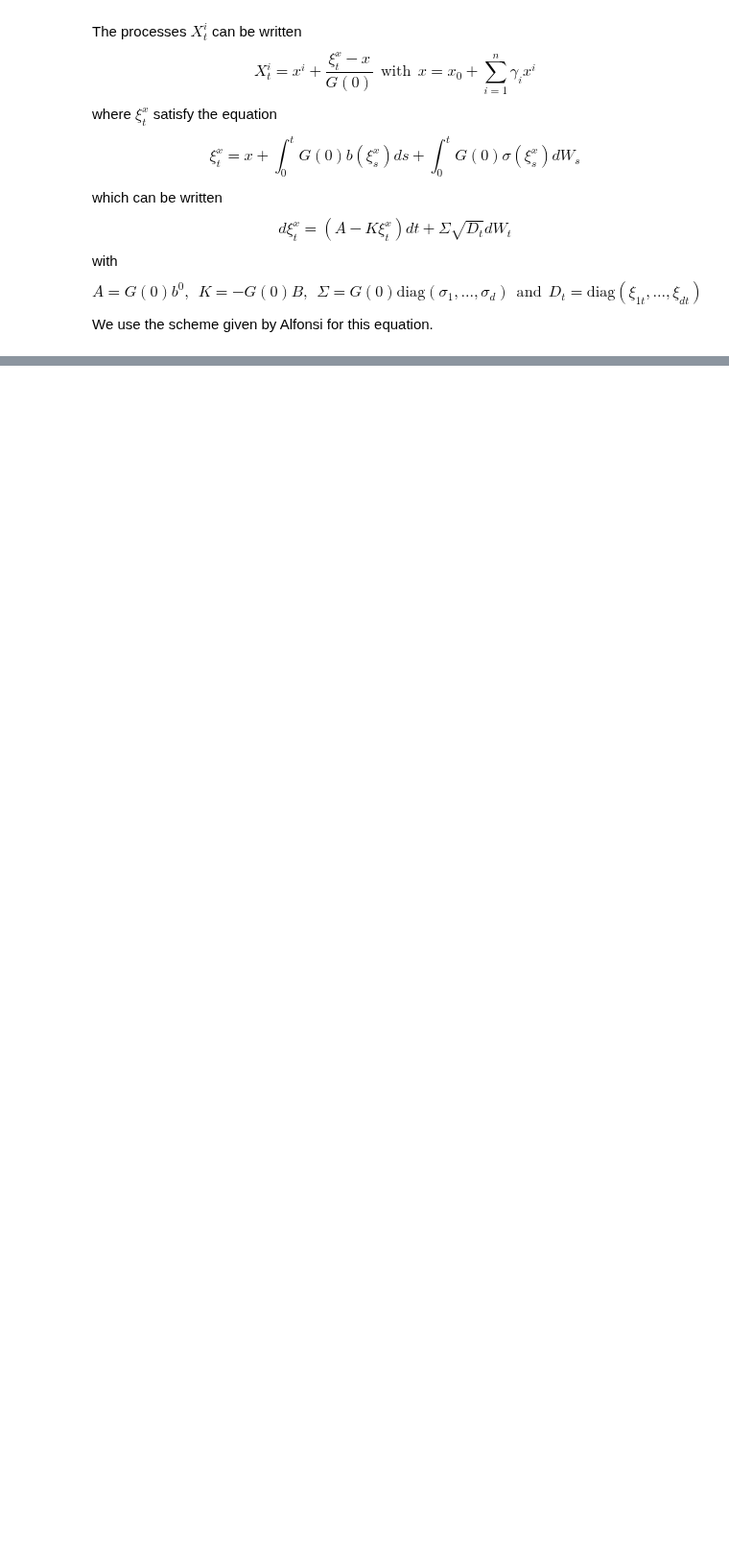
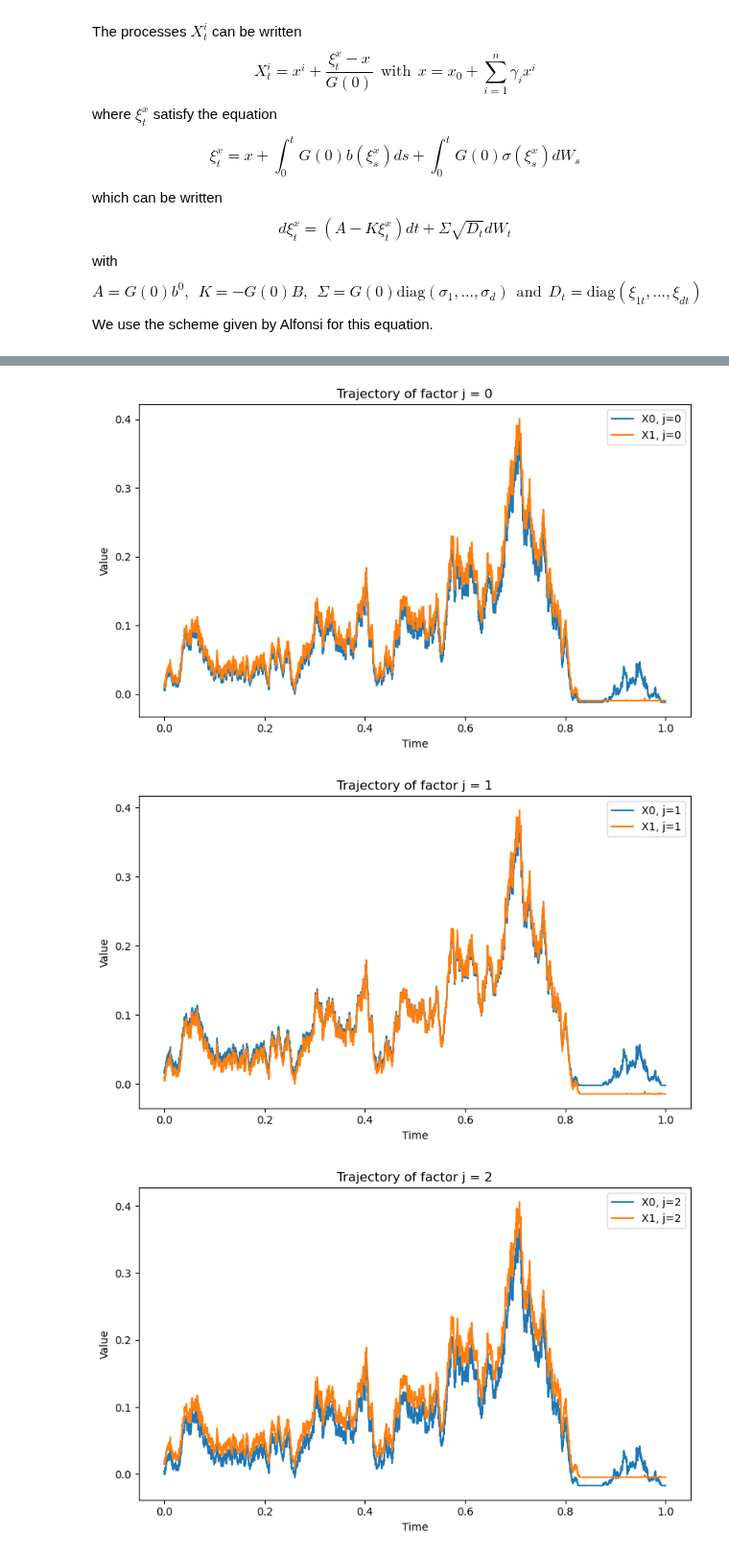
Before and after one commit to maxence2508/stage-cermics, a Jupyter notebook: dai-and-singleton-parametrization.ipynb, the cells around one changed output, grey strips where cells are left out. Shown at 96% size. Drawn from its saved outputs; the diff is of its cells as text; code cells hidden in the pictures; blank space fills up the shorter version.

```diff
--- a/dai-and-singleton-parametrization.ipynb
+++ b/dai-and-singleton-parametrization.ipynb
@@ -221,0 +309,39 @@ plt.show()
+# %%
+d = 2
+n = 3
+
+b0 = np.array([0.02, 0.01])
+B = np.array([[0.1, 0.0],
+              [0.0, 0.2]])
+sigma = np.array([0.1, 0.2])
+gamma = np.array([0.5, 0.3, 0.2])
+rho = np.array([0.01, 0.01])
+x0 = 0.01
+
+X01 = np.array([0.01, 0.015])
+X02 = np.array([0.02, 0.01])
+X03 = np.array([0.005, 0.02])
+X0 = np.array([X01, X02, X03])
+
+volterra_model = Volterra(b0, B, sigma, gamma, rho, x0)
+
+T = 1.0
+N = 10000
+trajectory = volterra_model.simulate_multifactor(X0, T, N)
+
+time_grid = np.linspace(0, T, N+1)
+
+for j in range(n):
+    plt.figure(figsize=(8, 5))
+    for i in range(d):
+        plt.plot(time_grid, trajectory[:, i, j], label=f"X{i}, j={j}")
+    plt.title(f"Trajectory of factor j = {j}")
+    plt.xlabel("Time")
+    plt.ylabel("Value")
+    plt.legend()
+    plt.tight_layout()
+    plt.show()
+# %% [output]
+[figure, added]
+[figure, added]
+[figure, added]
```
Also changed, not shown: parts of 11 cells of this notebook.
